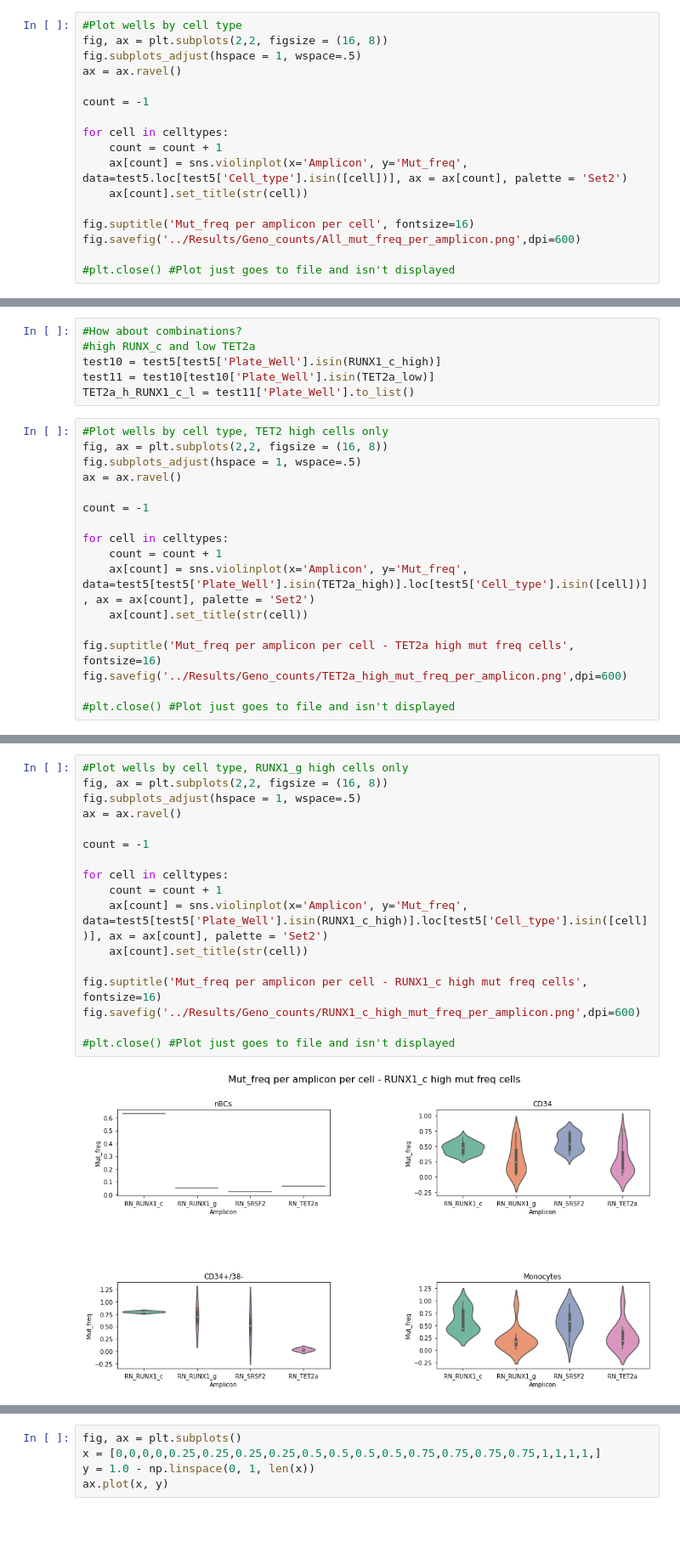
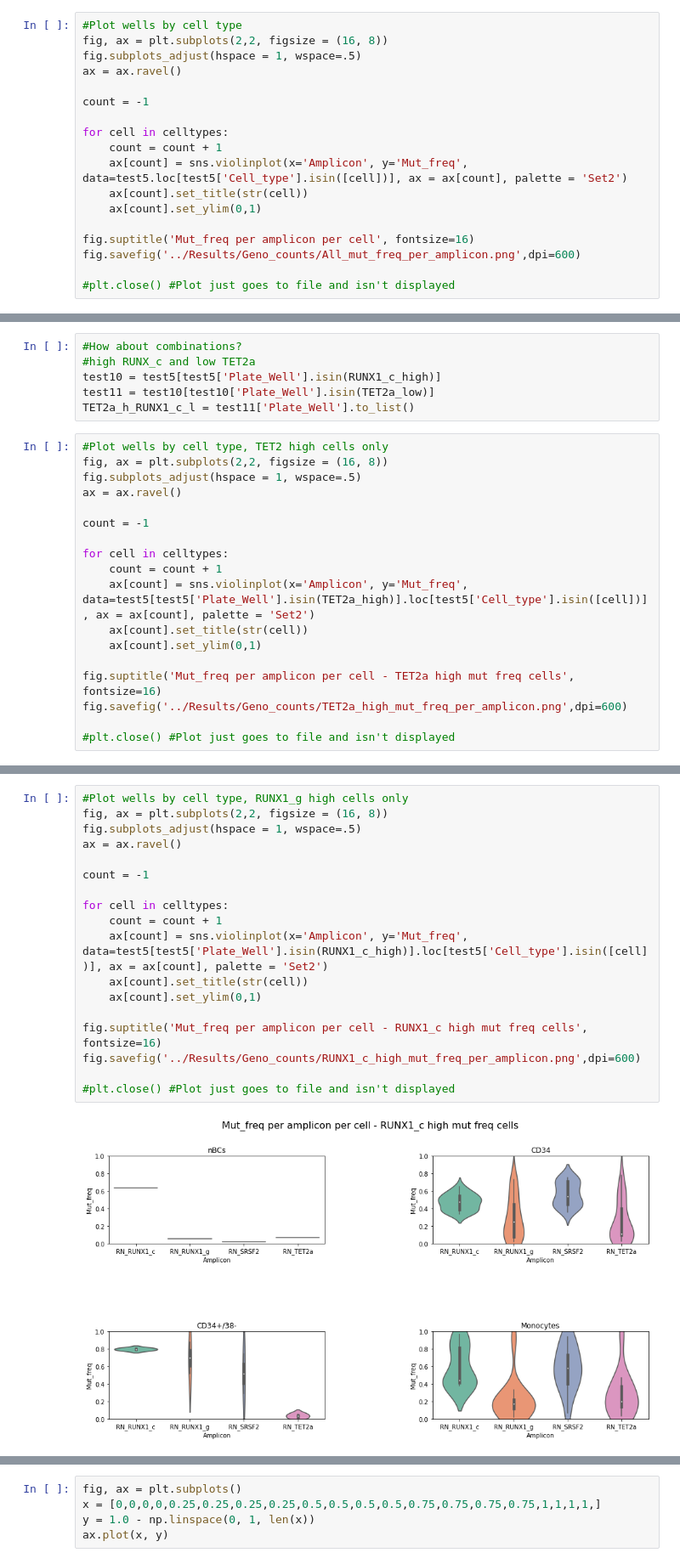
Before and after one commit to AnnatinaSchnegg/AS_amplicons, a Jupyter notebook: Code/Read and amplicon summaries.ipynb, the cells around one changed output, grey strips where cells are left out. Shown: that part at 85% size. Cells and saved outputs as stored; diff of their text form; blank space fills up the shorter version.

```diff
--- a/Code/Read and amplicon summaries.ipynb
+++ b/Code/Read and amplicon summaries.ipynb
@@ -412,6 +412,7 @@ for cell in celltypes:
     count = count + 1
     ax[count] = sns.violinplot(x='Amplicon', y='Mut_freq', data=test5.loc[test5['Cell_type'].isin([cell])], ax = ax[count], palette = 'Set2')
     ax[count].set_title(str(cell))
+    ax[count].set_ylim(0,1)
 
 fig.suptitle('Mut_freq per amplicon per cell', fontsize=16)
 fig.savefig('../Results/Geno_counts/All_mut_freq_per_amplicon.png',dpi=600)
@@ -455,6 +456,7 @@ for cell in celltypes:
     count = count + 1
     ax[count] = sns.violinplot(x='Amplicon', y='Mut_freq', data=test5[test5['Plate_Well'].isin(TET2a_high)].loc[test5['Cell_type'].isin([cell])], ax = ax[count], palette = 'Set2')
     ax[count].set_title(str(cell))
+    ax[count].set_ylim(0,1)
 
 fig.suptitle('Mut_freq per amplicon per cell - TET2a high mut freq cells', fontsize=16)
 fig.savefig('../Results/Geno_counts/TET2a_high_mut_freq_per_amplicon.png',dpi=600)
@@ -465,22 +467,23 @@ fig.savefig('../Results/Geno_counts/TET2a_high_mut_freq_per_amplicon.png',dpi=60
 # %%
 #Plot wells by cell type, RUNX1_g high cells only
 fig, ax = plt.subplots(2,2, figsize = (16, 8))
 fig.subplots_adjust(hspace = 1, wspace=.5)
 ax = ax.ravel()
 
 count = -1
 
 for cell in celltypes:
     count = count + 1
     ax[count] = sns.violinplot(x='Amplicon', y='Mut_freq', data=test5[test5['Plate_Well'].isin(RUNX1_c_high)].loc[test5['Cell_type'].isin([cell])], ax = ax[count], palette = 'Set2')
     ax[count].set_title(str(cell))
+    ax[count].set_ylim(0,1)
 
 fig.suptitle('Mut_freq per amplicon per cell - RUNX1_c high mut freq cells', fontsize=16)
 fig.savefig('../Results/Geno_counts/RUNX1_c_high_mut_freq_per_amplicon.png',dpi=600)
 
 #plt.close() #Plot just goes to file and isn't displayed
 # %% [output]
-[figure, old version]
+[figure, new version]
 # %%
 #Plot wells by cell type, RUNX1_g high cells only
 fig, ax = plt.subplots(2,2, figsize = (16, 8))
```
Also changed, not shown: parts of 24 cells of this notebook, 6 other files.
